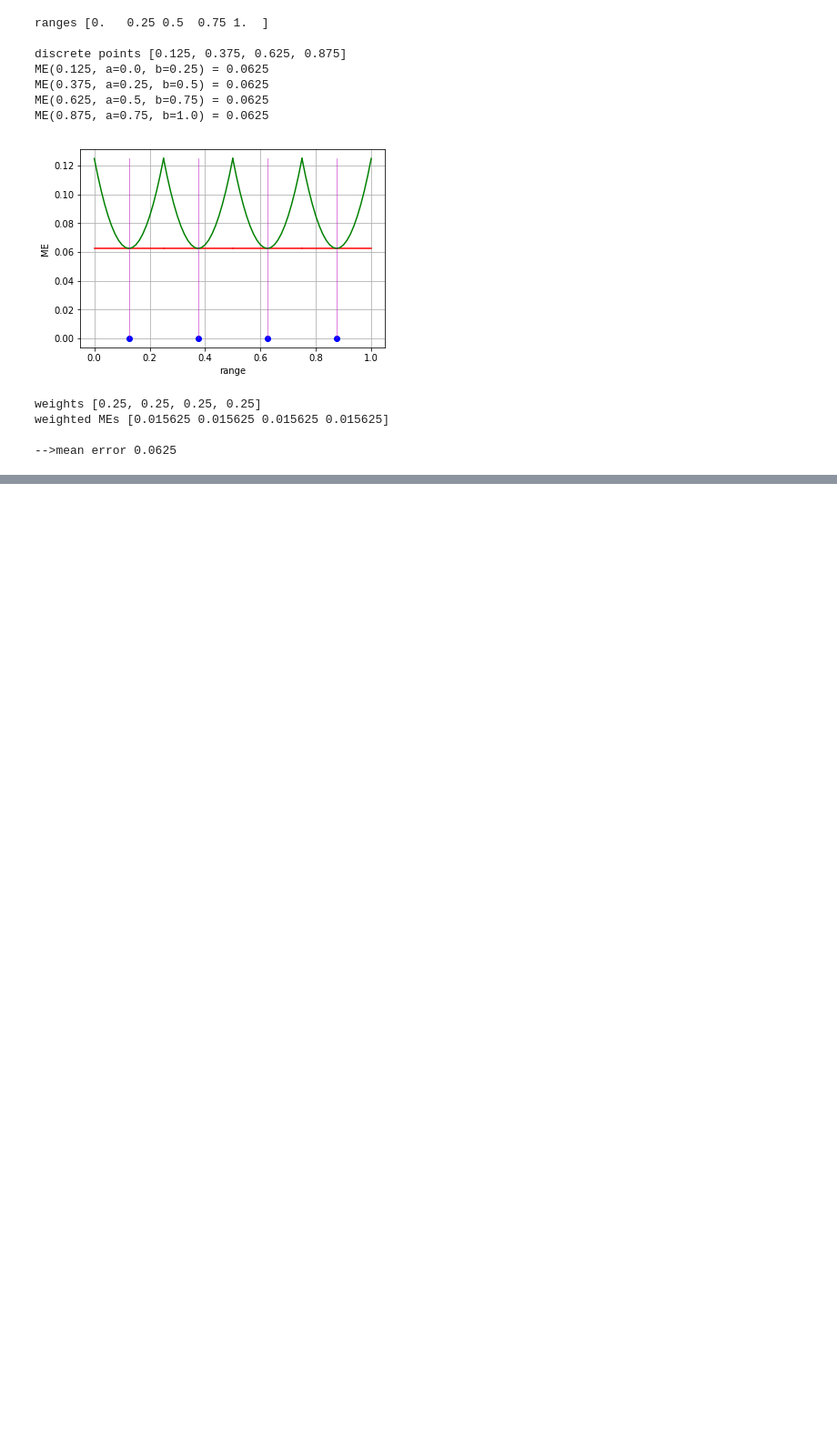
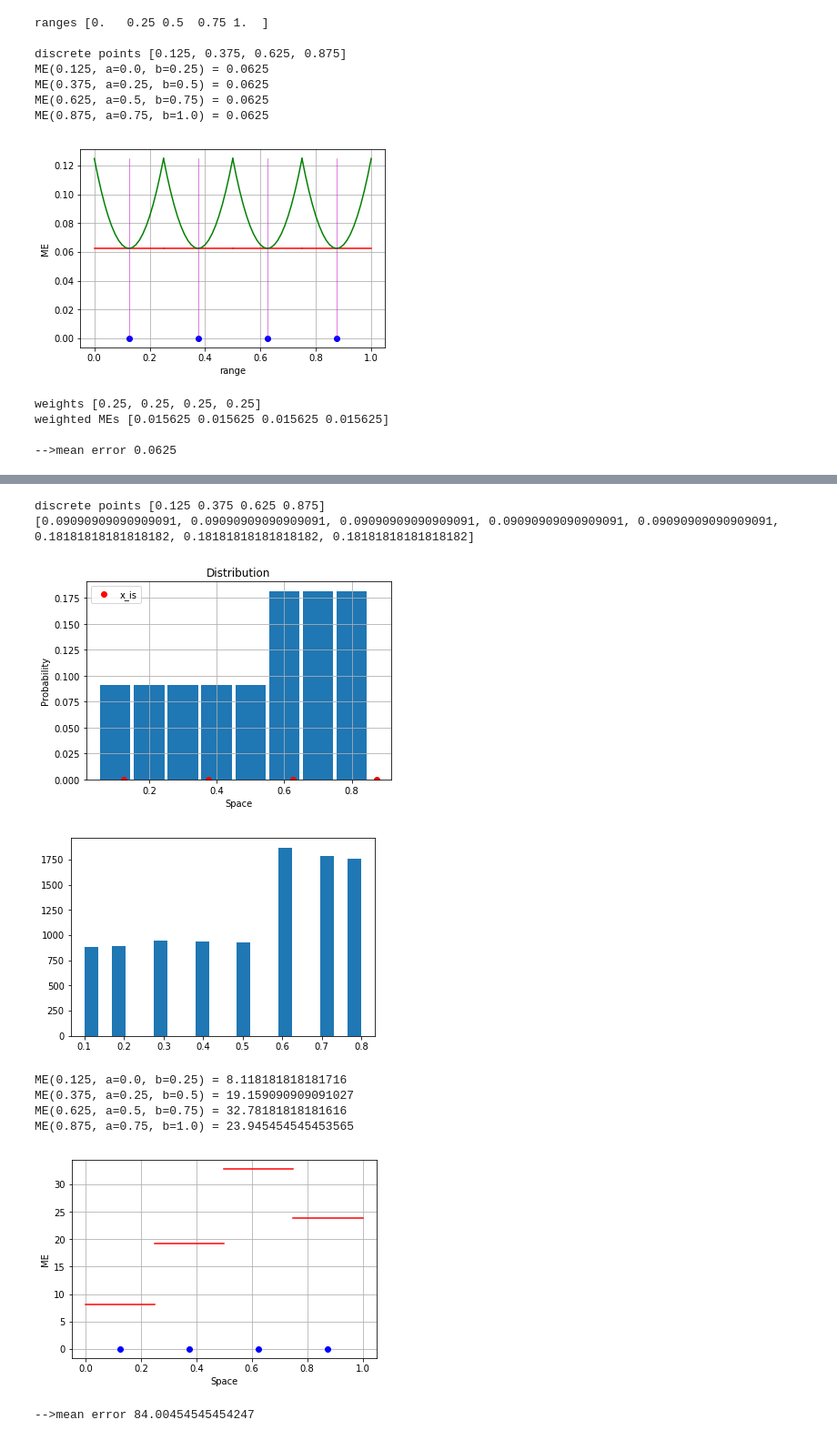
Before and after one commit to jimkon/adaptive-discretization, a Jupyter notebook: visualizations/theory.ipynb, the cells around one changed output, grey strips where cells are left out. Shown at 91% size. Cells and saved outputs as stored; diff of their text form; code cells hidden in the pictures; blank space fills up the shorter version.

```diff
--- a/visualizations/theory.ipynb
+++ b/visualizations/theory.ipynb
@@ -237,0 +248,70 @@ $$  = \sum_{i=0}^{k}\frac{l_{i_1} l_{i_2} \dots  l_{i_{n-1}}}{l_1 l_2 \dots  l_{
+# %%
+# using our previous discrete points
+print('discrete points', x_is)
+x_is = np.array(x_is)
+
+def Pr(x):
+    if x<0.6:
+        return 1/11
+    else:
+        return 2/11
+
+space = np.arange(8)/10+0.1
+pdf = list(Pr(x) for x in space)
+print(pdf)
+
+# get some random continuous points in [a, b]
+plt.plot(x_is, np.zeros(len(x_is)), 'ro', label='x_is')
+plt.bar(xs, pdf, width=.09)
+plt.title('Distribution')
+plt.xlabel('Space')
+plt.ylabel('Probability')
+plt.legend()
+plt.grid(True)
+plt.show()
+
+number_of_points = 10000
+ys = np.random.choice(xs, size=number_of_points, p=pdf)
+plt.hist(ys, bins=20)
+plt.show()
+
+# calculate the mean error
+distances = np.zeros(len(x_is))
+counts = np.zeros(len(x_is))
+for y in ys:
+    dist = np.abs(y-x_is)
+    argmin = np.argmin(dist)
+#     print(argmin, dist[argmin], y)
+    distances[argmin] += Pr(y)*dist[argmin]
+#     counts[argmin] += 1
+
+# for i in range(len(counts)):
+#     if counts[i]==0:
+#         distances[i] = 0
+#     else:
+#         print(counts[i]/len(ys) )
+#         distances[i] *= counts[i]/len(ys)
+
+for i in range(len(x_is)):
+    print('ME({}, a={}, b={}) = {}'.format(x_is[i], ranges[i], ranges[i+1], distances[i]))
+    plt.plot(x_is[i], 0, 'bo')
+    plt.plot([ranges[i], ranges[i+1]], [distances[i]]*2, 'r')
+
+# plt.title('Distribution')
+plt.xlabel('Space')
+plt.ylabel('ME')
+plt.grid(True)
+plt.show()
+# range = b-a = 1
+print('\n-->mean error', np.sum(distances))
+# %% [output]
+discrete points [0.125 0.375 0.625 0.875]
+[0.09090909090909091, 0.09090909090909091, 0.09090909090909091, 0.09090909090909091, 0.09090909090909091, 0.18181818181818182, 0.18181818181818182, 0.18181818181818182]
+[figure, added]
+[figure, added]
+ME(0.125, a=0.0, b=0.25) = 8.118181818181716
+ME(0.375, a=0.25, b=0.5) = 19.159090909091027
+ME(0.625, a=0.5, b=0.75) = 32.78181818181616
+ME(0.875, a=0.75, b=1.0) = 23.945454545453565
+[figure, added]
+-->mean error 84.00454545454247
```
Also changed, not shown: parts of 4 cells of this notebook, 1 other file.
